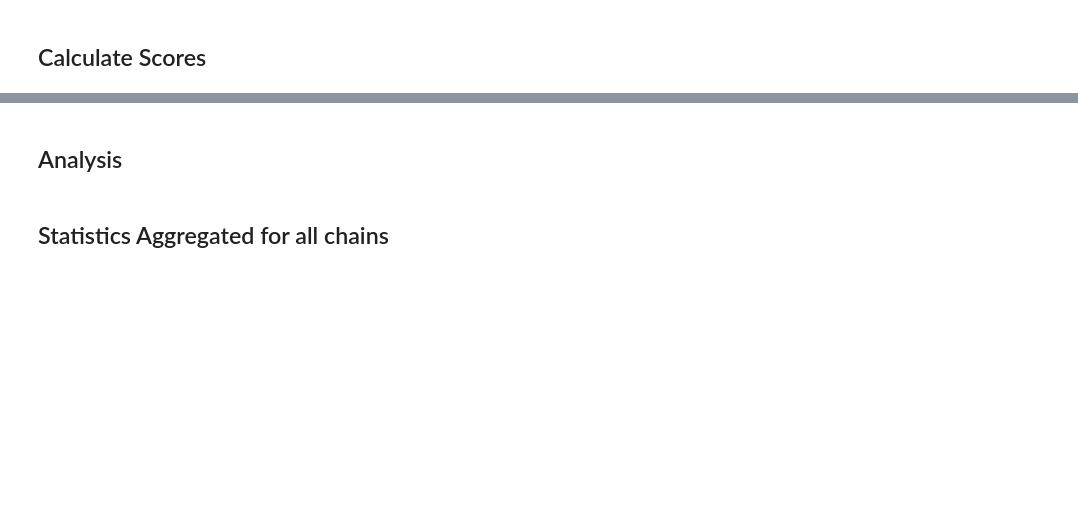
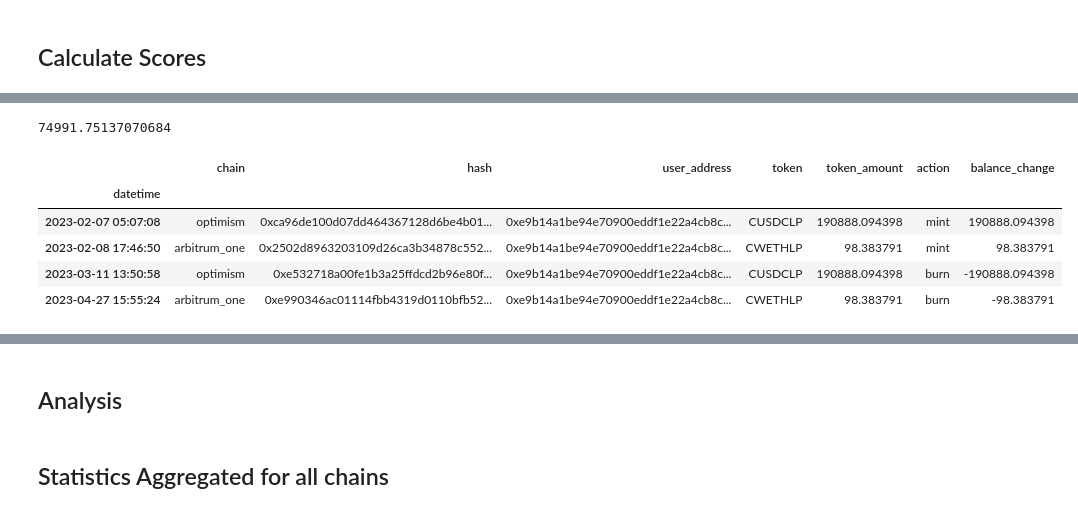
Before and after one commit to tann9949/connext-galxe-bot, a Jupyter notebook: notebooks/analysis.ipynb, the cells around one changed output, grey strips where cells are left out. Drawn from its saved outputs; the diff is of its cells as text; code cells hidden in the pictures; blank space fills up the shorter version.

```diff
--- a/notebooks/analysis.ipynb
+++ b/notebooks/analysis.ipynb
@@ -279,0 +389,13 @@ user_txs = all_chains_data[all_chains_data["user_address"] == query.lower()]
+# %%
+user_score
+# %% [output]
+74991.75137070684
+# %%
+user_txs
+# %% [output]
+|  | chain | hash | user_address | token | token_amount | action | balance_change |
+| datetime |  |  |  |  |  |  |  |
+| 2023-02-07 05:07:08 | optimism | 0xca96de100d07dd464367128d6be4b01... | 0xe9b14a1be94e70900eddf1e22a4cb8c... | CUSDCLP | 190888.094398 | mint | 190888.094398 |
+| 2023-02-08 17:46:50 | arbitrum_one | 0x2502d8963203109d26ca3b34878c552... | 0xe9b14a1be94e70900eddf1e22a4cb8c... | CWETHLP | 98.383791 | mint | 98.383791 |
+| 2023-03-11 13:50:58 | optimism | 0xe532718a00fe1b3a25ffdcd2b96e80f... | 0xe9b14a1be94e70900eddf1e22a4cb8c... | CUSDCLP | 190888.094398 | burn | -190888.094398 |
+| 2023-04-27 15:55:24 | arbitrum_one | 0xe990346ac01114fbb4319d0110bfb52... | 0xe9b14a1be94e70900eddf1e22a4cb8c... | CWETHLP | 98.383791 | burn | -98.383791 |
```
Also changed, not shown: parts of 17 cells of this notebook, 1 other file.
